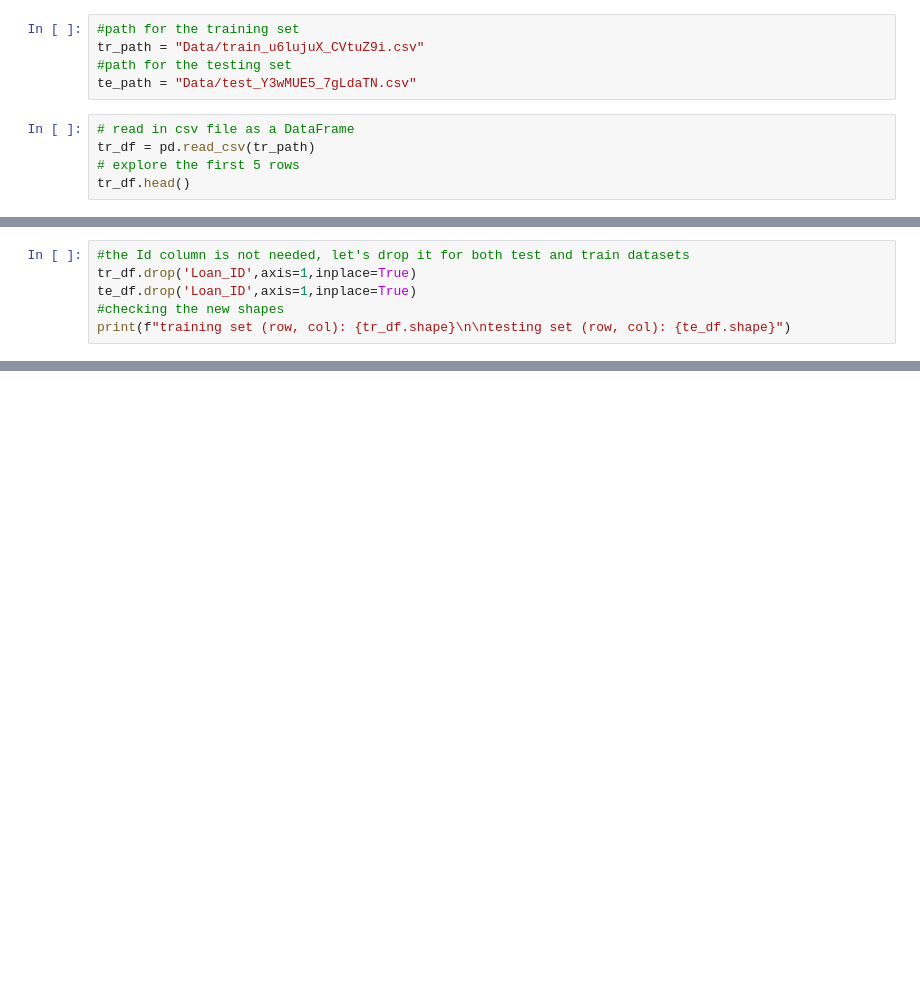
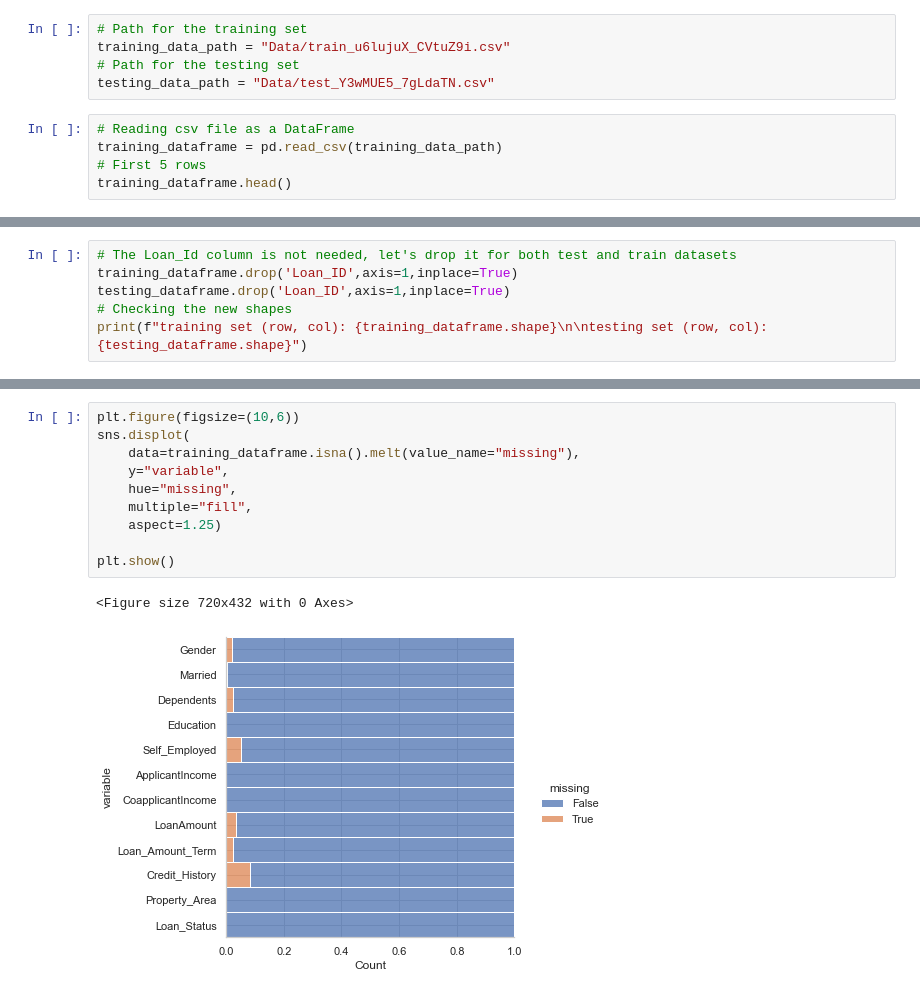
Before and after one commit to VishalDora/UCDPA_VishalDora, a Jupyter notebook: Project_Load.ipynb, the cells around one changed output, grey strips where cells are left out. Cells and saved outputs as stored; diff of their text form; blank space fills up the shorter version.

```diff
--- a/Project_Load.ipynb
+++ b/Project_Load.ipynb
@@ -32,12 +41,12 @@ for dirname, _, filenames in files_upload.walk('/Data'):
     for filename in filenames:
         print(files_upload.path.join(dirname, filename))
 # %%
-#path for the training set
-tr_path = "Data/train_u6lujuX_CVtuZ9i.csv"
-#path for the testing set
-te_path = "Data/test_Y3wMUE5_7gLdaTN.csv"
+# Path for the training set
+training_data_path = "Data/train_u6lujuX_CVtuZ9i.csv"
+# Path for the testing set
+testing_data_path = "Data/test_Y3wMUE5_7gLdaTN.csv"
 # %%
-# read in csv file as a DataFrame
-tr_df = pd.read_csv(tr_path)
-# explore the first 5 rows
-tr_df.head()
+# Reading csv file as a DataFrame
+training_dataframe = pd.read_csv(training_data_path)
+# First 5 rows
+training_dataframe.head()
@@ -57,6 +116,6 @@ tr_df.describe()
 # %%
-#the Id column is not needed, let's drop it for both test and train datasets
-tr_df.drop('Loan_ID',axis=1,inplace=True)
-te_df.drop('Loan_ID',axis=1,inplace=True)
-#checking the new shapes
-print(f"training set (row, col): {tr_df.shape}\n\ntesting set (row, col): {te_df.shape}")
+# The Loan_Id column is not needed, let's drop it for both test and train datasets
+training_dataframe.drop('Loan_ID',axis=1,inplace=True)
+testing_dataframe.drop('Loan_ID',axis=1,inplace=True)
+# Checking the new shapes
+print(f"training set (row, col): {training_dataframe.shape}\n\ntesting set (row, col): {testing_dataframe.shape}")
@@ -66,3 +142,16 @@ tr_df.isnull().sum().sort_values(ascending=False)
+# %%
+plt.figure(figsize=(10,6))
+sns.displot(
+    data=training_dataframe.isna().melt(value_name="missing"),
+    y="variable",
+    hue="missing",
+    multiple="fill",
+    aspect=1.25)
+
+plt.show()
+# %% [output]
+<Figure size 720x432 with 0 Axes>
+[figure, added]
 # %%
 #filling the missing data
 print("Before filling missing values\n\n","#"*50,"\n")
```
Also changed, not shown: parts of 28 cells of this notebook, 3 other files.
